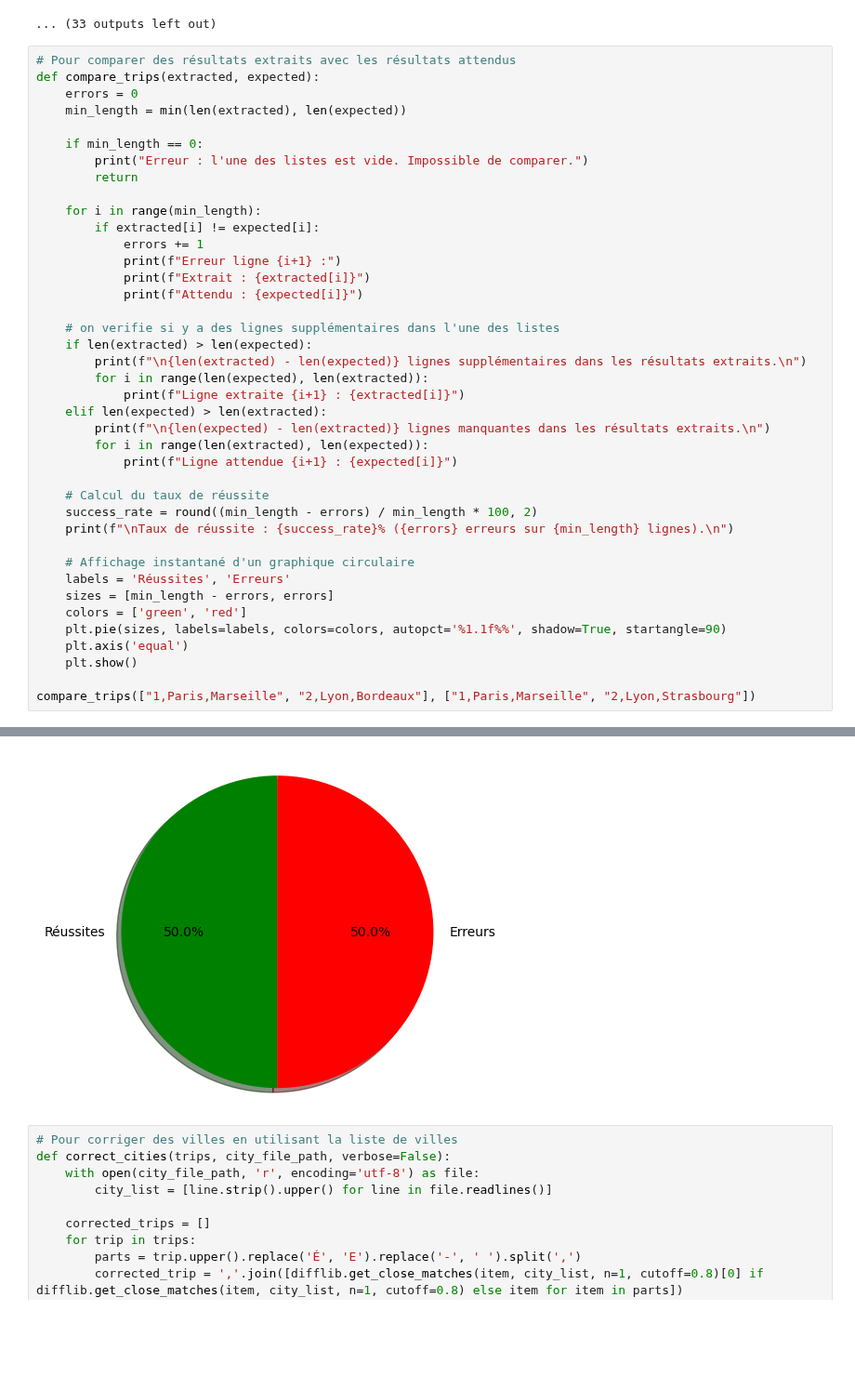
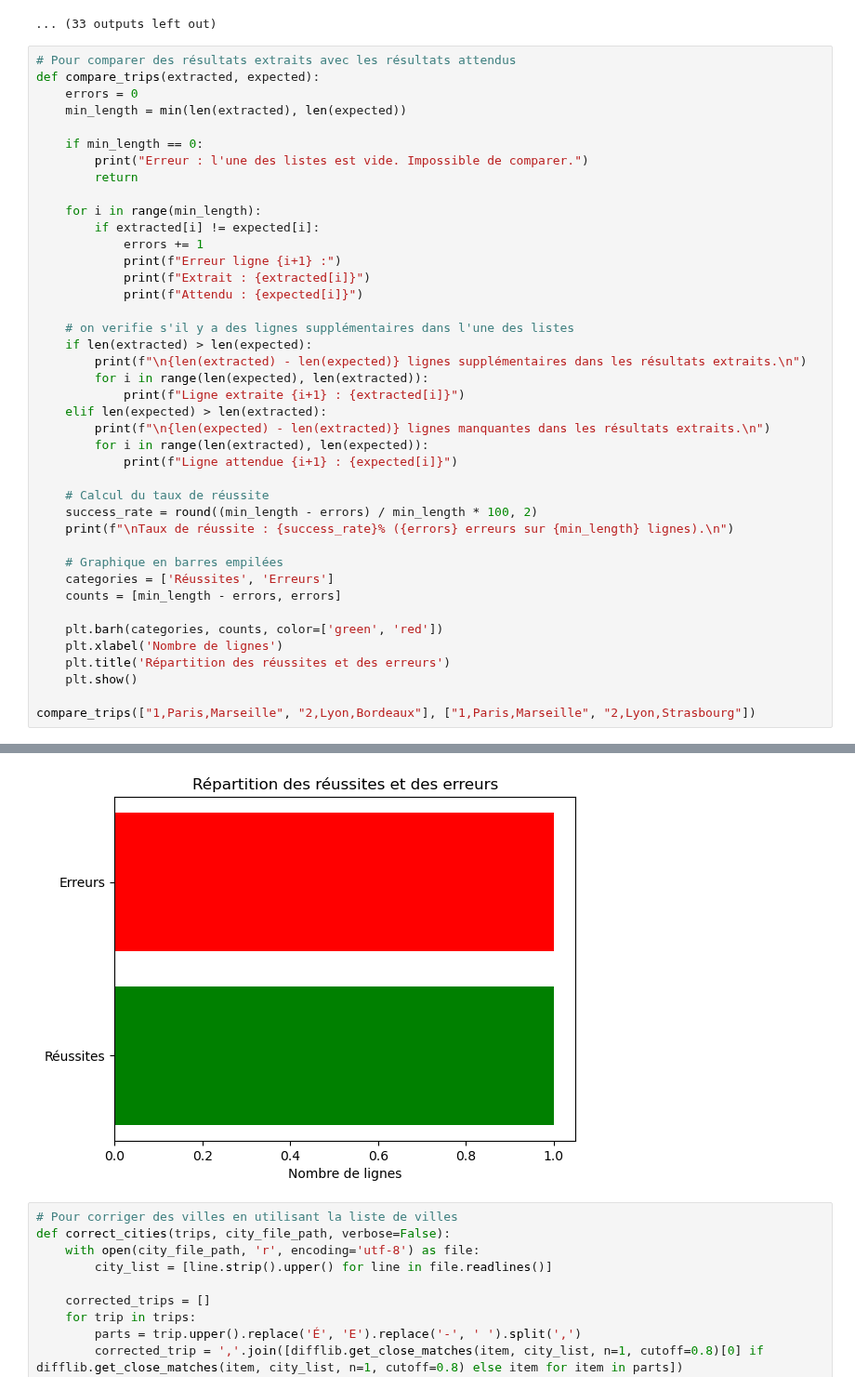
Before and after one commit to JeanBaptiste02/Travel-Order-Resolver, a Jupyter notebook: src/nlp/notebooks/evaluation/model_performance_evaluation.ipynb, the cells around one changed output, grey strips where cells are left out. Shown at 93% size. Drawn from its saved outputs; the diff is of its cells as text; blank space fills up the shorter version.

Commit message:
feat: added graphs for efficient visual fot model evaluation

```diff
--- a/src/nlp/notebooks/evaluation/model_performance_evaluation.ipynb
+++ b/src/nlp/notebooks/evaluation/model_performance_evaluation.ipynb
@@ -130,41 +130,42 @@ def compare_trips(extracted, expected):
 
     for i in range(min_length):
         if extracted[i] != expected[i]:
             errors += 1
             print(f"Erreur ligne {i+1} :")
             print(f"Extrait : {extracted[i]}")
             print(f"Attendu : {expected[i]}")
 
-    # on verifie si y a des lignes supplémentaires dans l'une des listes
+    # on verifie s'il y a des lignes supplémentaires dans l'une des listes
     if len(extracted) > len(expected):
         print(f"\n{len(extracted) - len(expected)} lignes supplémentaires dans les résultats extraits.\n")
         for i in range(len(expected), len(extracted)):
             print(f"Ligne extraite {i+1} : {extracted[i]}")
     elif len(expected) > len(extracted):
         print(f"\n{len(expected) - len(extracted)} lignes manquantes dans les résultats extraits.\n")
         for i in range(len(extracted), len(expected)):
             print(f"Ligne attendue {i+1} : {expected[i]}")
 
     # Calcul du taux de réussite
     success_rate = round((min_length - errors) / min_length * 100, 2)
     print(f"\nTaux de réussite : {success_rate}% ({errors} erreurs sur {min_length} lignes).\n")
 
-    # Affichage instantané d'un graphique circulaire
-    labels = 'Réussites', 'Erreurs'
-    sizes = [min_length - errors, errors]
-    colors = ['green', 'red']
-    plt.pie(sizes, labels=labels, colors=colors, autopct='%1.1f%%', shadow=True, startangle=90)
-    plt.axis('equal')
+    # Graphique en barres empilées
+    categories = ['Réussites', 'Erreurs']
+    counts = [min_length - errors, errors]
+
+    plt.barh(categories, counts, color=['green', 'red'])
+    plt.xlabel('Nombre de lignes')
+    plt.title('Répartition des réussites et des erreurs')
     plt.show()
 
 compare_trips(["1,Paris,Marseille", "2,Lyon,Bordeaux"], ["1,Paris,Marseille", "2,Lyon,Strasbourg"])
 # %% [output]
 Erreur ligne 2 :
 Extrait : 2,Lyon,Bordeaux
 Attendu : 2,Lyon,Strasbourg
 
 Taux de réussite : 50.0% (1 erreurs sur 2 lignes).
-[figure, old version]
+[figure, new version]
 # %%
 # Pour corriger des villes en utilisant la liste de villes
 def correct_cities(trips, city_file_path, verbose=False):
```
Also changed, not shown: parts of 1 cell of this notebook.
